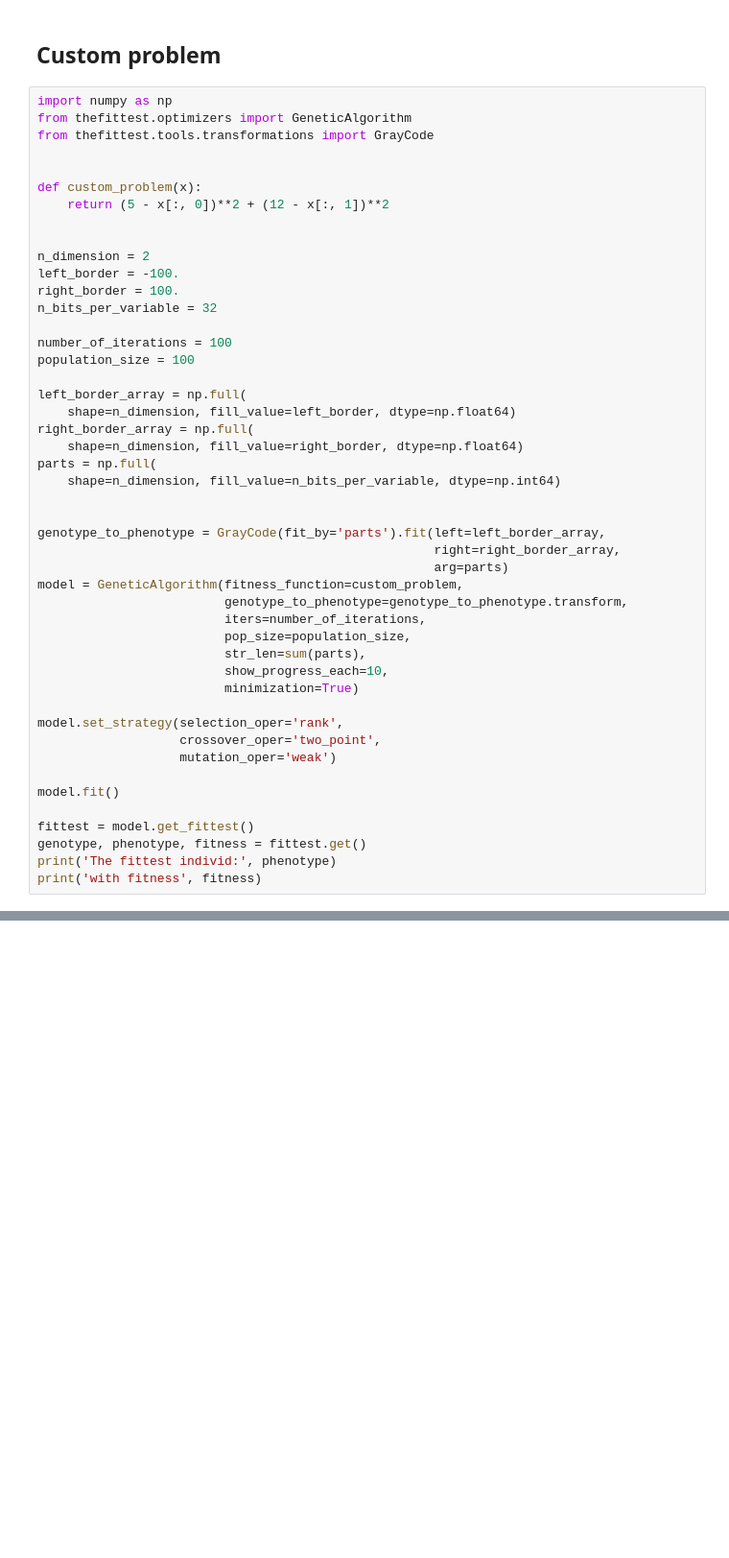
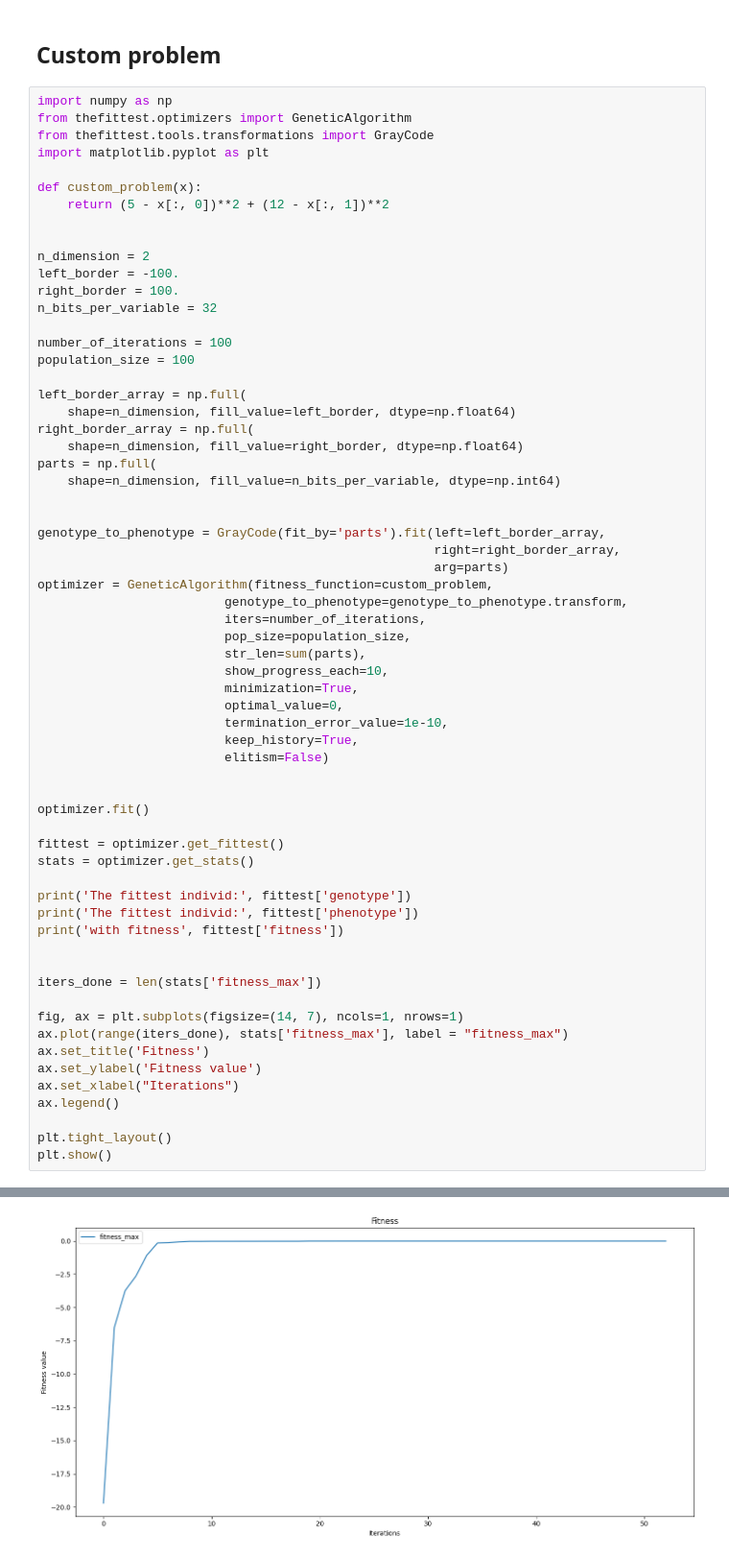
Before and after one commit to sherstpasha/thefittest-notebooks, a Jupyter notebook: genetic_algorithm_binary_rastrigin_custom_problems.ipynb, the cells around one changed output, grey strips where cells are left out. Shown at 96% size. Saved outputs shown, nothing was run; the diff lists cells and outputs as text; blank space fills up the shorter version.

```diff
--- a/genetic_algorithm_binary_rastrigin_custom_problems.ipynb
+++ b/genetic_algorithm_binary_rastrigin_custom_problems.ipynb
@@ -118,7 +99,7 @@ with fitness -1.5119461238555232e-10
 import numpy as np
 from thefittest.optimizers import GeneticAlgorithm
 from thefittest.tools.transformations import GrayCode
-
+import matplotlib.pyplot as plt
 
 def custom_problem(x):
     return (5 - x[:, 0])**2 + (12 - x[:, 1])**2
@@ -143,22 +124,38 @@ parts = np.full(
 genotype_to_phenotype = GrayCode(fit_by='parts').fit(left=left_border_array,
                                                      right=right_border_array,
                                                      arg=parts)
-model = GeneticAlgorithm(fitness_function=custom_problem,
+optimizer = GeneticAlgorithm(fitness_function=custom_problem,
                          genotype_to_phenotype=genotype_to_phenotype.transform,
                          iters=number_of_iterations,
                          pop_size=population_size,
                          str_len=sum(parts),
                          show_progress_each=10,
-                         minimization=True)
+                         minimization=True,
+                         optimal_value=0,
+                         termination_error_value=1e-10,
+                         keep_history=True,
+                         elitism=False)
 
-model.set_strategy(selection_oper='rank',
-                   crossover_oper='two_point',
-                   mutation_oper='weak')
 
-model.fit()
+optimizer.fit()
 
-fittest = model.get_fittest()
-genotype, phenotype, fitness = fittest.get()
-print('The fittest individ:', phenotype)
-print('with fitness', fitness)
+fittest = optimizer.get_fittest()
+stats = optimizer.get_stats()
+
+print('The fittest individ:', fittest['genotype'])
+print('The fittest individ:', fittest['phenotype'])
+print('with fitness', fittest['fitness'])
+
+
+iters_done = len(stats['fitness_max'])
+
+fig, ax = plt.subplots(figsize=(14, 7), ncols=1, nrows=1)
+ax.plot(range(iters_done), stats['fitness_max'], label = "fitness_max")
+ax.set_title('Fitness')
+ax.set_ylabel('Fitness value')
+ax.set_xlabel("Iterations")
+ax.legend()
+
+plt.tight_layout()
+plt.show()
 # %% [output]
@@ -176,0 +172 @@ with fitness -1.7218350226513857e-13
+[figure, added]
```
Also changed, not shown: parts of 3 cells of this notebook, 3 other files.
